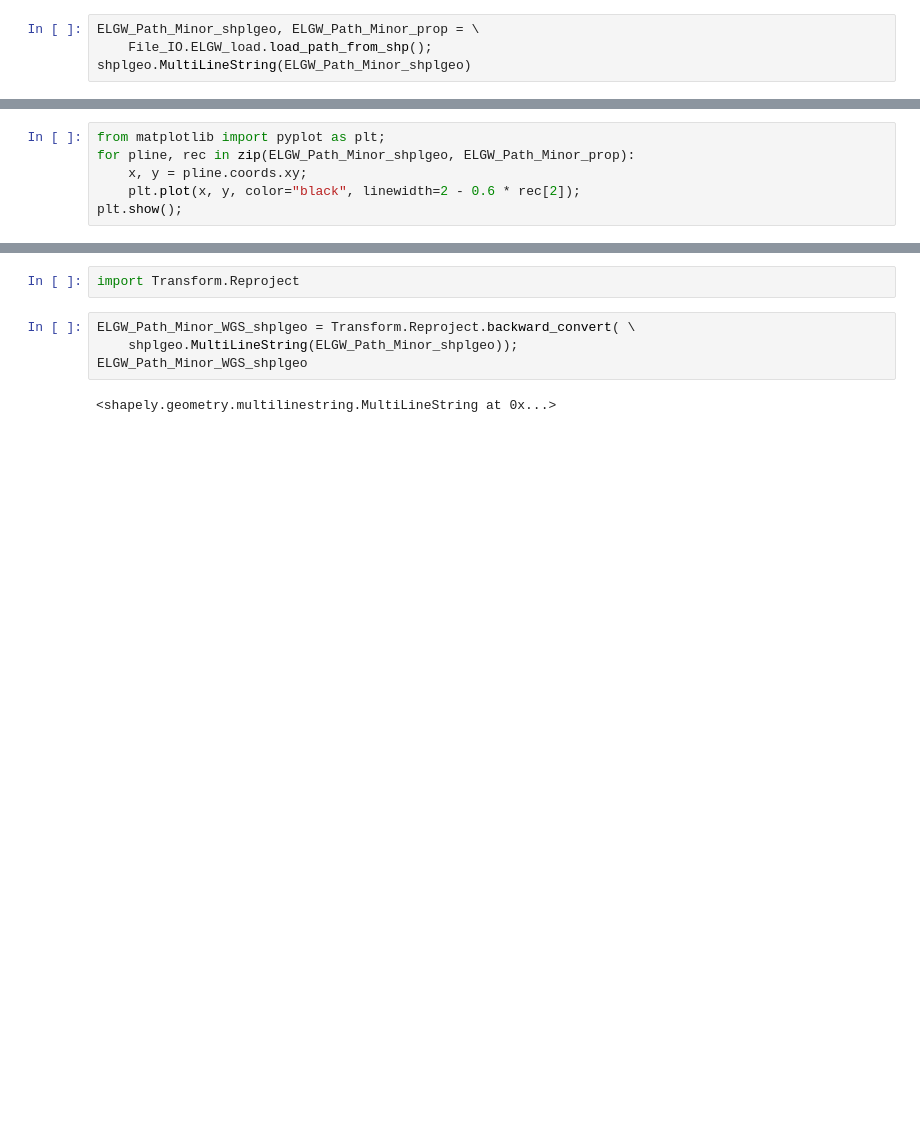
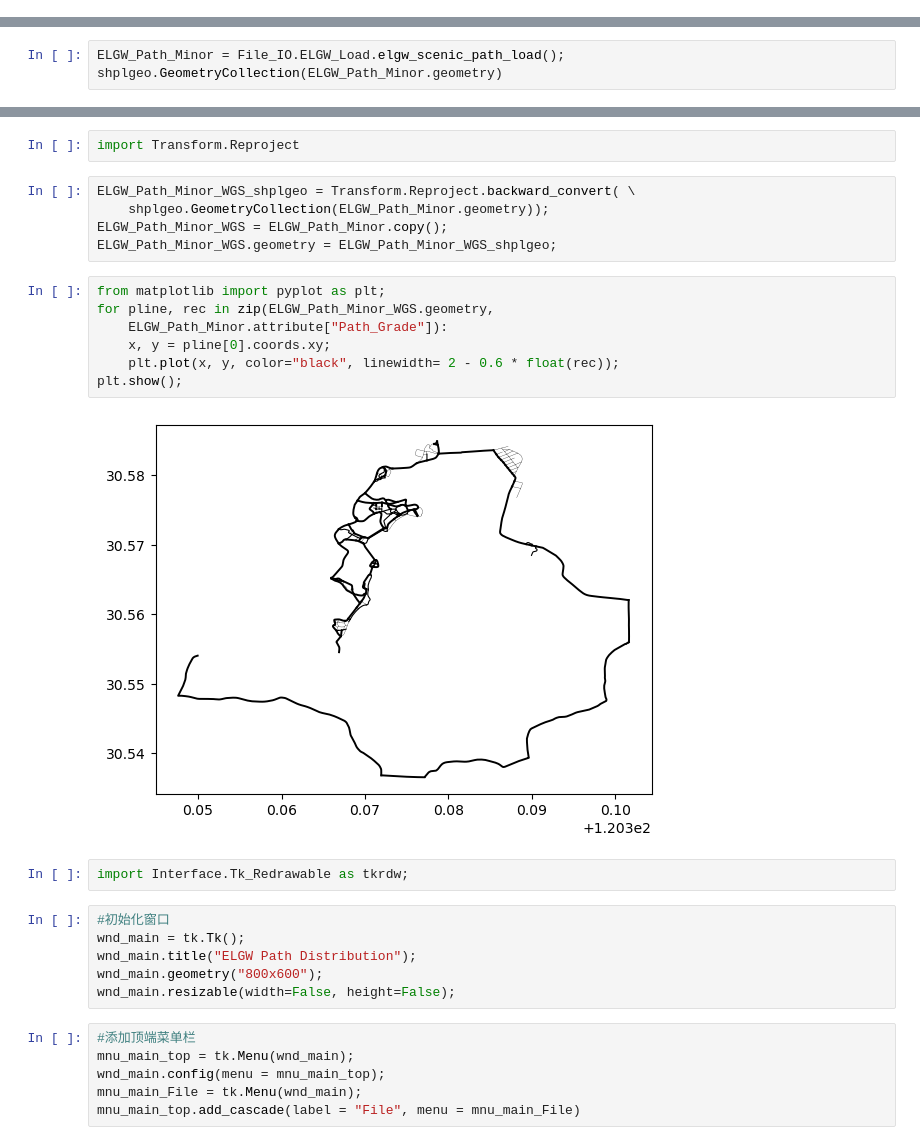
Before and after one commit to Frank-Deng-WH6HS/East_Lake_Greenway_Navigation, a Jupyter notebook: ELGW-GIS/ELGW_Repo_Debug.ipynb, the cells around one changed output, grey strips where cells are left out. Saved outputs shown, nothing was run; the diff lists cells and outputs as text; blank space fills up the shorter version.

```diff
--- a/ELGW-GIS/ELGW_Repo_Debug.ipynb
+++ b/ELGW-GIS/ELGW_Repo_Debug.ipynb
@@ -19,4 +24,0 @@ import File_IO.ELGW_load
-# %%
-ELGW_Path_Minor_shplgeo, ELGW_Path_Minor_prop = \
-    File_IO.ELGW_load.load_path_from_shp();
-shplgeo.MultiLineString(ELGW_Path_Minor_shplgeo)
@@ -29,6 +24,0 @@ shplgeo.MultiLineString(ELGW_Path_Minor_shplgeo).length
-# %%
-from matplotlib import pyplot as plt;
-for pline, rec in zip(ELGW_Path_Minor_shplgeo, ELGW_Path_Minor_prop):
-    x, y = pline.coords.xy;
-    plt.plot(x, y, color="black", linewidth=2 - 0.6 * rec[2]);
-plt.show();
@@ -36,0 +29,3 @@ plt.show();
+# %%
+ELGW_Path_Minor = File_IO.ELGW_Load.elgw_scenic_path_load();
+shplgeo.GeometryCollection(ELGW_Path_Minor.geometry)
@@ -43,7 +44,29 @@ warnings.filterwarnings('ignore', category=DeprecationWarning)
 import Transform.Reproject
 # %%
 ELGW_Path_Minor_WGS_shplgeo = Transform.Reproject.backward_convert( \
-    shplgeo.MultiLineString(ELGW_Path_Minor_shplgeo));
-ELGW_Path_Minor_WGS_shplgeo
+    shplgeo.GeometryCollection(ELGW_Path_Minor.geometry));
+ELGW_Path_Minor_WGS = ELGW_Path_Minor.copy();
+ELGW_Path_Minor_WGS.geometry = ELGW_Path_Minor_WGS_shplgeo;
-# %% [output]
-<shapely.geometry.multilinestring.MultiLineString at 0x...>
+# %%
+from matplotlib import pyplot as plt;
+for pline, rec in zip(ELGW_Path_Minor_WGS.geometry,
+    ELGW_Path_Minor.attribute["Path_Grade"]):
+    x, y = pline[0].coords.xy;
+    plt.plot(x, y, color="black", linewidth= 2 - 0.6 * float(rec));
+plt.show();
+# %% [output]
+[figure, added]
+# %%
+import Interface.Tk_Redrawable as tkrdw;
+# %%
+#初始化窗口
+wnd_main = tk.Tk();
+wnd_main.title("ELGW Path Distribution");
+wnd_main.geometry("800x600");
+wnd_main.resizable(width=False, height=False);
+# %%
+#添加顶端菜单栏
+mnu_main_top = tk.Menu(wnd_main);
+wnd_main.config(menu = mnu_main_top);
+mnu_main_File = tk.Menu(wnd_main);
+mnu_main_top.add_cascade(label = "File", menu = mnu_main_File)
```
Also changed, not shown: parts of 13 cells of this notebook, 1 other file.
